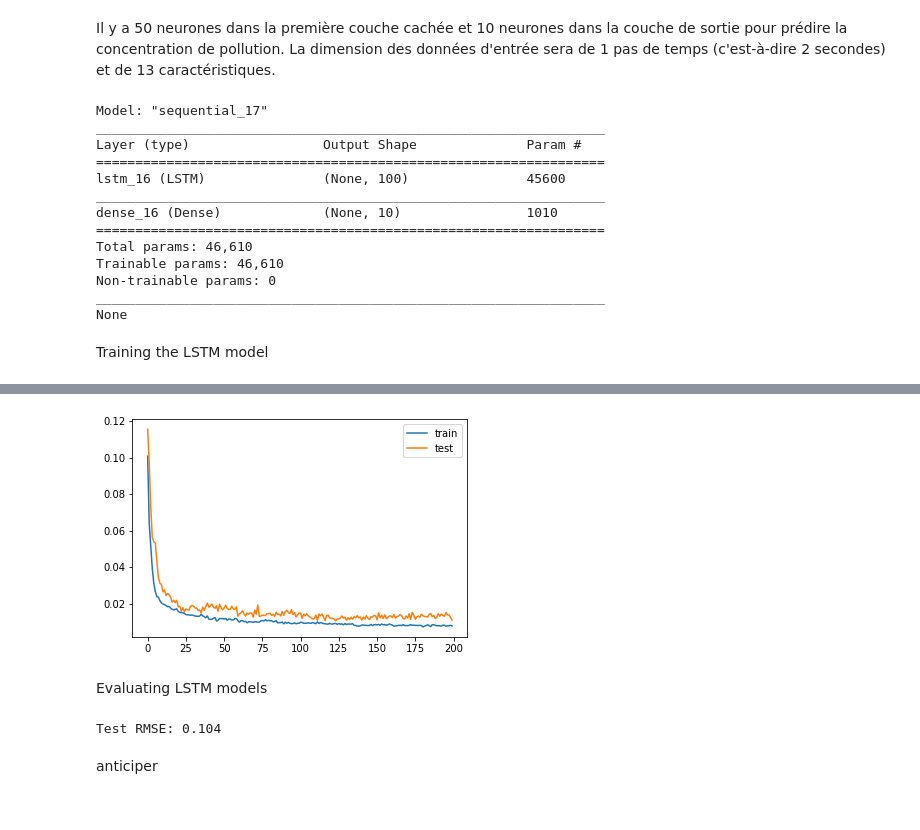
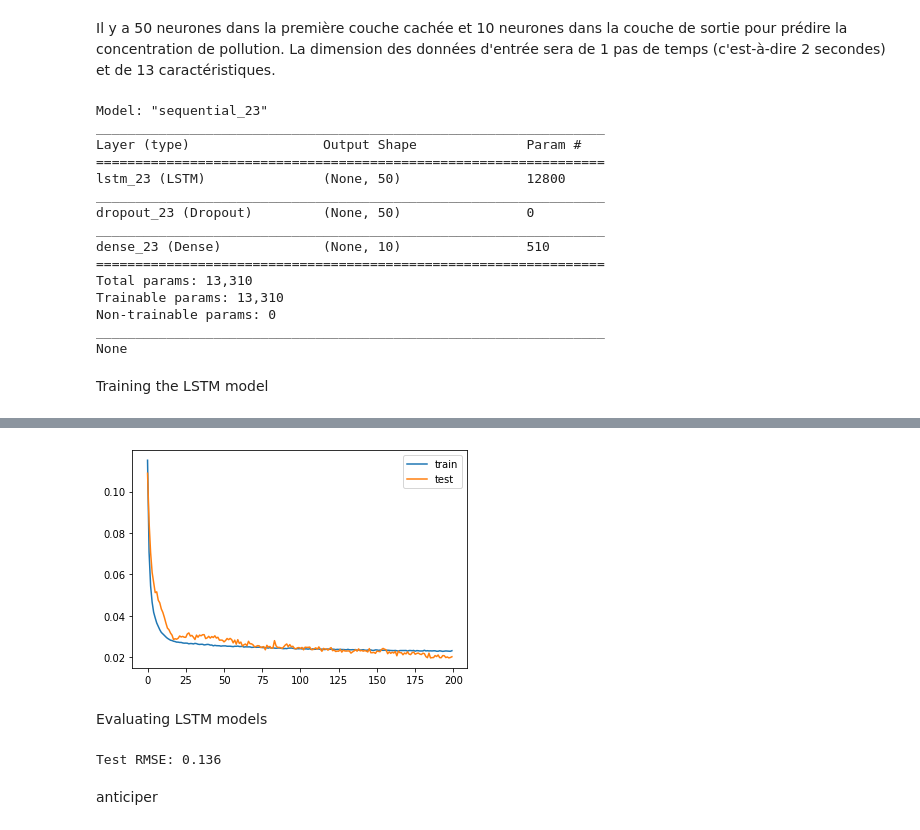
Before and after one commit to XIAxuanzheFrancis/Apprentissage-du-mod-le-LSTM, a Jupyter notebook: lstm.ipynb, the cells around one changed output, grey strips where cells are left out. Saved outputs shown, nothing was run; the diff lists cells and outputs as text; code cells hidden in the pictures.

```diff
--- a/lstm.ipynb
+++ b/lstm.ipynb
@@ -91,15 +91,15 @@ date
 Présenter l'évolution de la valeur de la mesure qui nous intéresse au cours de l'échantillon
 # %%
 values = data.values
-
+dates = data.index
 groups = [0, 1, 2, 3, 4, 5, 6, 7 ,8 ,9 ,10 ,11 ,12]
 i = 1
 
-plt.figure(figsize=(10,15))
+plt.figure(figsize=(20,30))
 for group in groups:
     plt.subplot(len(groups), 1, i)
-    plt.plot(values[:, group])
+    plt.plot(dates,values[:, group])
     plt.title(data.columns[group], y=0.5, loc='right')
     i += 1
-plt.show()
+plt.show()#date
 # %% [output]
@@ -164,7 +166,7 @@ scaler = MinMaxScaler(feature_range=(0, 1))
 scaled = scaler.fit_transform(values)
 
 reframed = series_to_supervised(scaled, 1, 1)
-reframed.drop(reframed.columns[[16,23,24]], axis=1, inplace=True)
+reframed.drop(reframed.columns[[-2,-3,-10]], axis=1, inplace=True)
 reframed.head()
 # %% [output]
 |  | var1(t-1) | var2(t-1) | var3(t-1) | var4(t-1) | var5(t-1) | var6(t-1) | var7(t-1) | var8(t-1) | var9(t-1) | ... |
@@ -176,8 +178,8 @@ reframed.head()
 5 rows × 23 columns
 # %%
 values = reframed.values
-train_samples = 9956
-
+num_rows = data.shape[0]
+train_samples = int(num_rows // 1.25)
 train = reframed.iloc[:train_samples, :]
 test = reframed.iloc[train_samples:, :]
 
@@ -196,28 +198,31 @@ Define the LSTM model
 Il y a 50 neurones dans la première couche cachée et 10 neurones dans la couche de sortie pour prédire la concentration de pollution. La dimension des données d'entrée sera de 1 pas de temps (c'est-à-dire 2 secondes) et de 13 caractéristiques.
 # %%
 model = Sequential()
-model.add(LSTM(100, input_shape=(train_X.shape[1], train_X.shape[2])))
+model.add(LSTM(50, input_shape=(train_X.shape[1], train_X.shape[2])))
+model.add(Dropout(0.5))
 model.add(Dense(10))
 model.compile(loss='mae', optimizer='adam')
 print(model.summary())
 # %% [output]
-Model: "sequential_17"
+Model: "sequential_23"
 _________________________________________________________________
 Layer (type)                 Output Shape              Param #
 =================================================================
-lstm_16 (LSTM)               (None, 100)               45600
+lstm_23 (LSTM)               (None, 50)                12800
 _________________________________________________________________
-dense_16 (Dense)             (None, 10)                1010
+dropout_23 (Dropout)         (None, 50)                0
+_________________________________________________________________
+dense_23 (Dense)             (None, 10)                510
 =================================================================
-Total params: 46,610
-Trainable params: 46,610
+Total params: 13,310
+Trainable params: 13,310
 Non-trainable params: 0
 _________________________________________________________________
 None
 # %% [markdown]
 Training the LSTM model
 # %%
-history = model.fit(train_X, train_y, epochs=200, batch_size=72, validation_data=(test_X, test_y), verbose=2, shuffle=False)
+history = model.fit(train_X, train_y, epochs=200, batch_size=36, validation_data=(test_X, test_y), verbose=2, shuffle=False)
 plt.plot(history.history['loss'], label='train')
 plt.plot(history.history['val_loss'], label='test')
 plt.legend()
@@ -243,4 +248,4 @@ Epoch 200/200
-[figure, old version]
+[figure, new version]
 # %% [markdown]
 Evaluating LSTM models
 # %%
@@ -260,7 +265,7 @@ inv_y = inv_y[:, selected_columns]
 rmse = sqrt(mean_squared_error(inv_y, inv_yhat))
 print('Test RMSE: %.3f' % rmse)
 # %% [output]
-Test RMSE: 0.104
+Test RMSE: 0.136
 # %% [markdown]
 anticiper
 # %%
```
Also changed, not shown: parts of 12 cells of this notebook, 1 other file.
